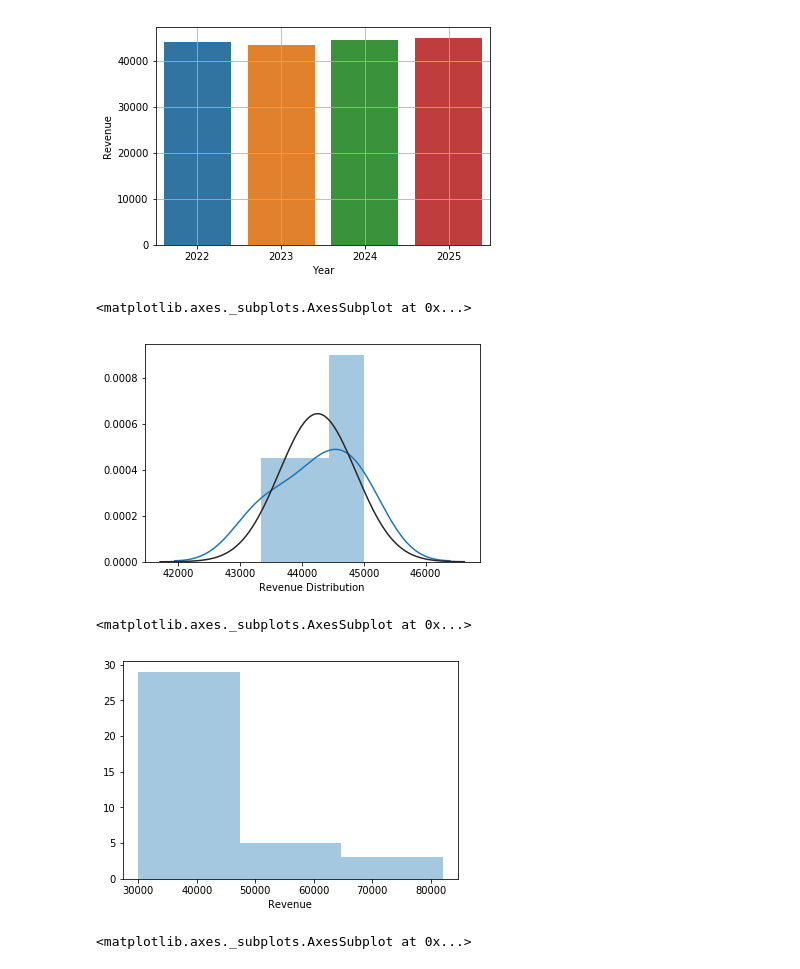
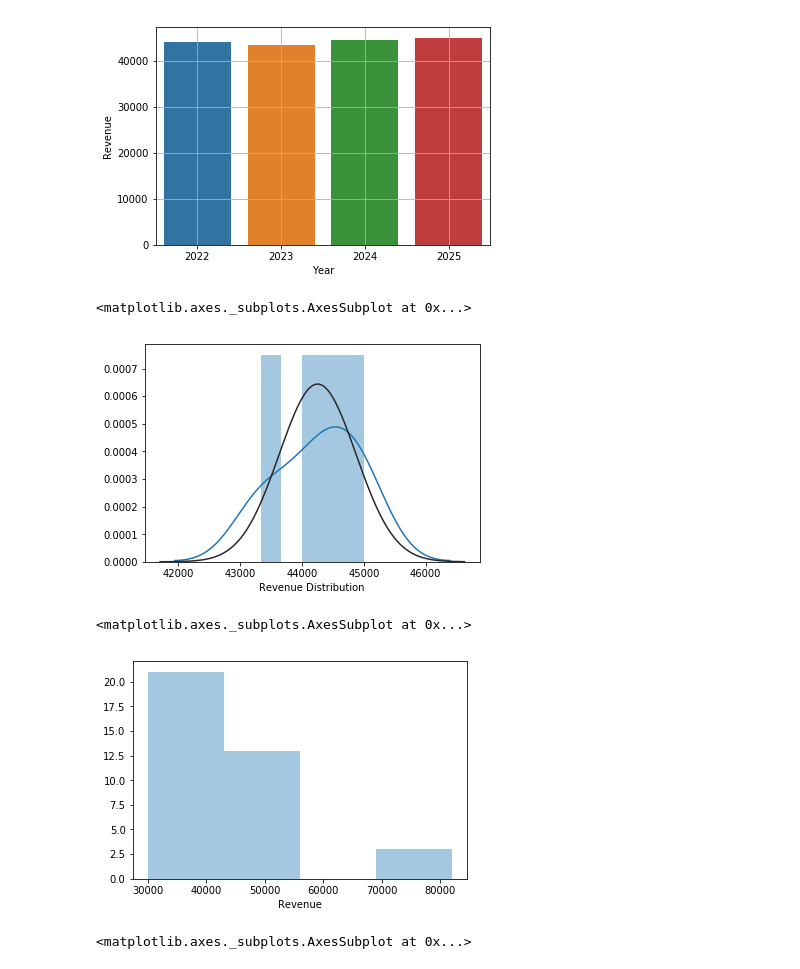
Before and after one commit to Ghoniem-Ghoniem/DataAnalysis, a Jupyter notebook: 04-Budget Data Visualization using matplotlib and seaborn.ipynb, the cells around one changed output. Drawn from its saved outputs; the diff is of its cells as text; code cells hidden in the pictures.

```diff
--- a/04-Budget Data Visualization using matplotlib and seaborn.ipynb
+++ b/04-Budget Data Visualization using matplotlib and seaborn.ipynb
@@ -189,16 +189,16 @@ plt.grid()
 # %%
 #Seaborn data visualization
 from scipy.stats import norm
-sb.distplot(Y,kde=True,bins=3,axlabel='Revenue Distribution',fit=norm) #Why we get this shape : <30 Elements should be applied for accuracy
+sb.distplot(Y,kde=True,bins=5,axlabel='Revenue Distribution',fit=norm) #Why we get this shape : <30 Elements should be applied for accuracy
 # %% [output]
 <matplotlib.axes._subplots.AxesSubplot at 0x...>
-[figure, old version]
+[figure, new version]
 # %%
 #Seaborn data visualization
-sb.distplot(OriginalDF.Revenue,kde=False,bins=3) #According to what we define the bins? K^2 Rule
+sb.distplot(OriginalDF.Revenue,kde=False,bins=4) #According to what we define the bins? K^2 Rule
 # %% [output]
 <matplotlib.axes._subplots.AxesSubplot at 0x...>
-[figure, old version]
+[figure, new version]
 # %%
 sb.boxplot(OriginalDF.Revenue)
 # %% [output]
```
Also changed, not shown: parts of 2 cells of this notebook, 2 other files.
